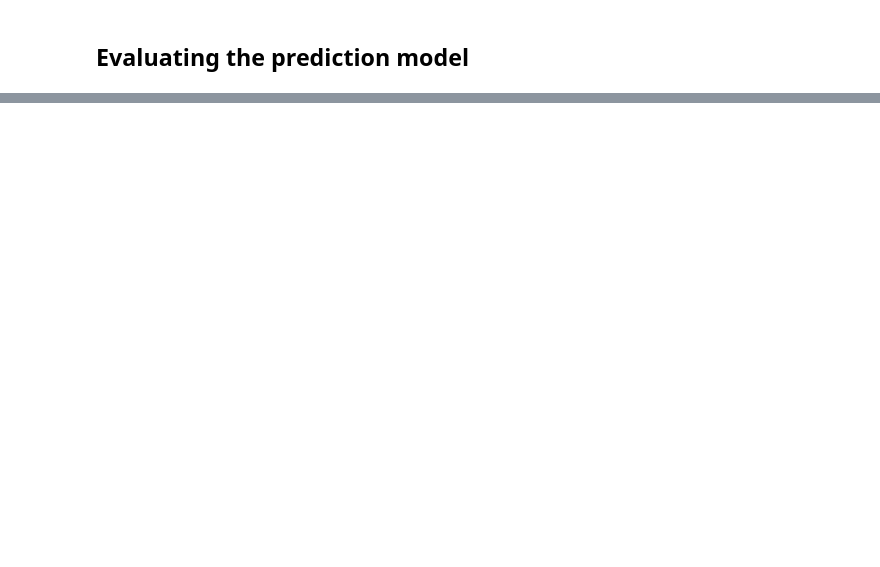
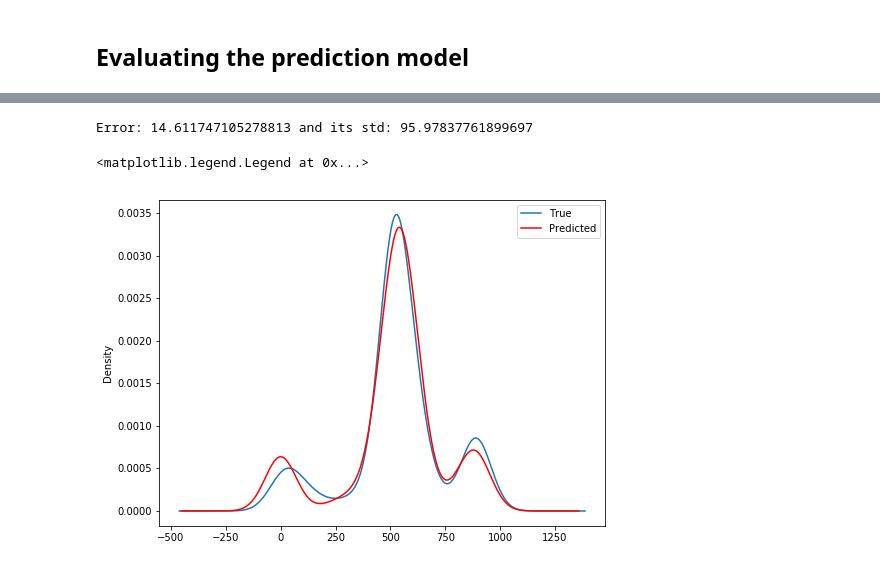
Before and after one commit to JalkapalloX/JBG060-Data-Challenge-3, a Jupyter notebook: Utility/ImputeFunction.ipynb, the cells around one changed output, grey strips where cells are left out. Saved outputs shown, nothing was run; the diff lists cells and outputs as text; code cells hidden in the pictures; blank space fills up the shorter version.

```diff
--- a/Utility/ImputeFunction.ipynb
+++ b/Utility/ImputeFunction.ipynb
@@ -440,0 +228,18 @@ ax.legend(['Predicted', "True"])
+# %%
+could_predict_indicies = flow_dumb[flow_dumb['Value']!= 'Fuuuuuuck'].index
+flow_dumb_predicted = flow_dumb.loc[could_predict_indicies]
+flow_dumb_predicted['TrueValue'] = flow.loc[could_predict_indicies]['Value']
+
+flow_dumb_predicted['Error'] = (flow_dumb_predicted['TrueValue'] - flow_dumb.loc[could_predict_indicies]['Value'])
+# %%
+print("Error:", flow_dumb_predicted['Error'].mean(), "and its std:", flow_dumb_predicted['Error'].std())
+# %% [output]
+Error: 14.611747105278813 and its std: 95.97837761899697
+# %%
+# distributions
+ax = flow_dumb_predicted['TrueValue'].plot(kind = 'density', figsize = (8,6))
+flow_dumb_predicted['Value'].plot(kind = 'density', ax = ax, color = 'r')
+ax.legend(['True', 'Predicted'])
+# %% [output]
+<matplotlib.legend.Legend at 0x...>
+[figure, added]
```
Also changed, not shown: parts of 30 cells of this notebook.
